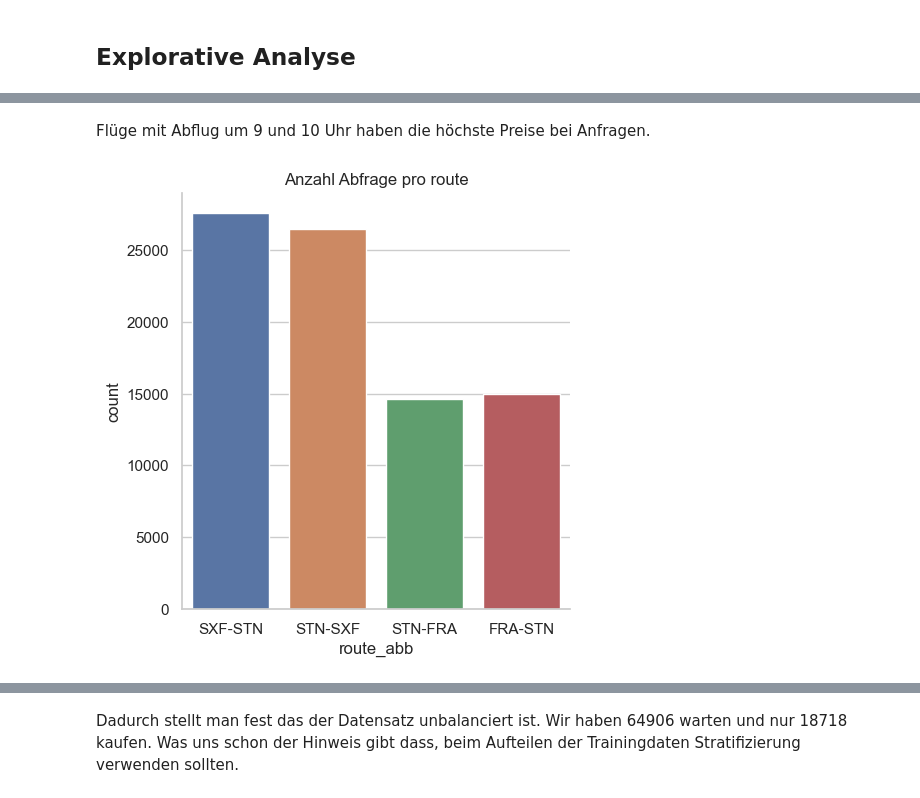
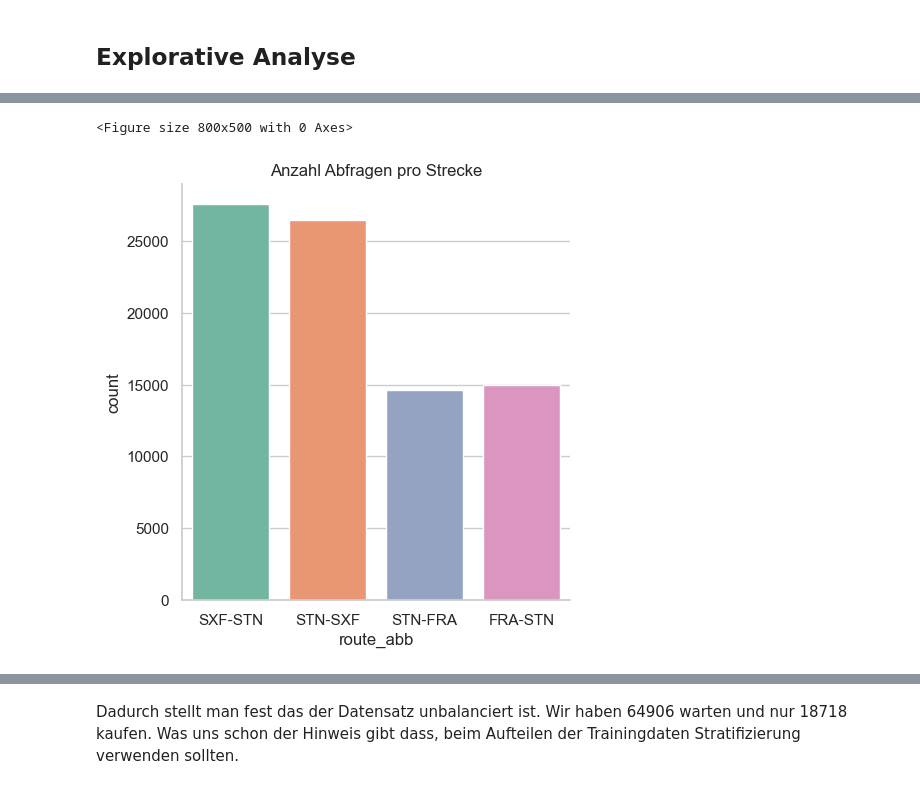
Before and after one commit to hahaha996/Data_Mining_Projekt, a Jupyter notebook: Projekt_DM.ipynb, the cells around one changed output, grey strips where cells are left out. Saved outputs shown, nothing was run; the diff lists cells and outputs as text; code cells hidden in the pictures.

```diff
--- a/Projekt_DM.ipynb
+++ b/Projekt_DM.ipynb
@@ -292,12 +337,12 @@ plt.show()
-# %% [markdown]
- Flüge mit Abflug um 9 und 10 Uhr haben die höchste Preise bei Anfragen.
 # %%
-#welche Strecken werden am meisten abgefragt?
-sns.catplot(x='route_abb', data=flug_df,kind='count')
-plt.title('Anzahl Abfrage pro route')
+# Welche Strecken werden am meisten abgefragt?
+plt.figure(figsize=(8,5))
+sns.catplot(x='route_abb', data=flug_df, kind='count', palette='Set2')
+plt.title('Anzahl Abfragen pro Strecke')
 plt.show()
 # %% [output]
+<Figure size 800x500 with 0 Axes>
-[figure, old version]
+[figure, new version]
 # %%
 def default():
     ncount = len(flug_df)
```
Also changed, not shown: parts of 99 cells of this notebook.
